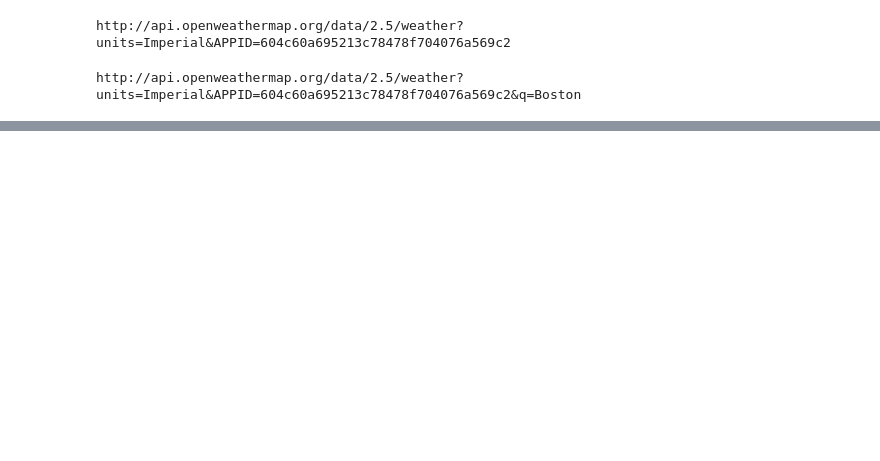
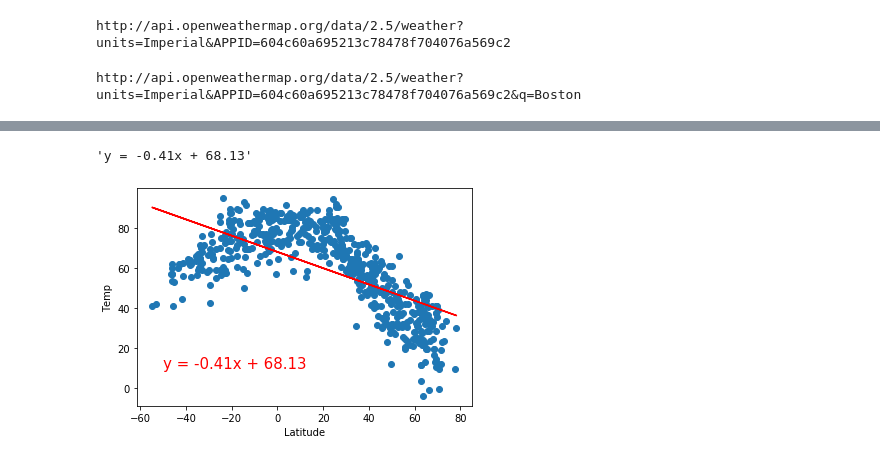
Before and after one commit to alyssavonyokes/World_Weather_Analysis, a Jupyter notebook: WeatherPy.ipynb, the cells around one changed output, grey strips where cells are left out. Cells and saved outputs as stored; diff of their text form; code cells hidden in the pictures; blank space fills up the shorter version.

```diff
--- a/WeatherPy.ipynb
+++ b/WeatherPy.ipynb
@@ -262,0 +276,5 @@ plt.show()
+# %%
+# Perform linear regression.
+(slope, intercept, r_value, p_value, std_err) = linregress(lats, max_temps)
+
+p_value
@@ -262,0 +289,5 @@ plt.show()
+# %%
+# Calculate the regression line "y values" from the slope and intercept.
+regress_values = lats * slope + intercept
+
+regress_values
@@ -263,3 +307,23 @@ plt.show()
+# %%
+# Get the equation of the line.
+line_equation = "y = " + str(round(slope,2)) + "x + " + str(round(intercept,2))
+line_equation
+# %% [output]
+'y = -0.41x + 68.13'
+# %%
+# Plot the x and y values.
+plt.scatter(lats,max_temps)
+# Plot the regression line with the x-values and the y coordinates based on the intercept and slope.
+plt.plot(lats,regress_values,"r")
+# Annotate the text for the line equation and add its coordinates.
+
+plt.annotate(line_equation, (-50,10), fontsize=15, color="red")
+plt.xlabel('Latitude')
+plt.ylabel('Temp')
+
+plt.show()
+# %% [output]
+[figure, added]
 # %%
 # Create a function to create perform linear regression on the weather data
 # and plot a regression line and the equation with the data.
```
Also changed, not shown: parts of 25 cells of this notebook, 5 other files.
